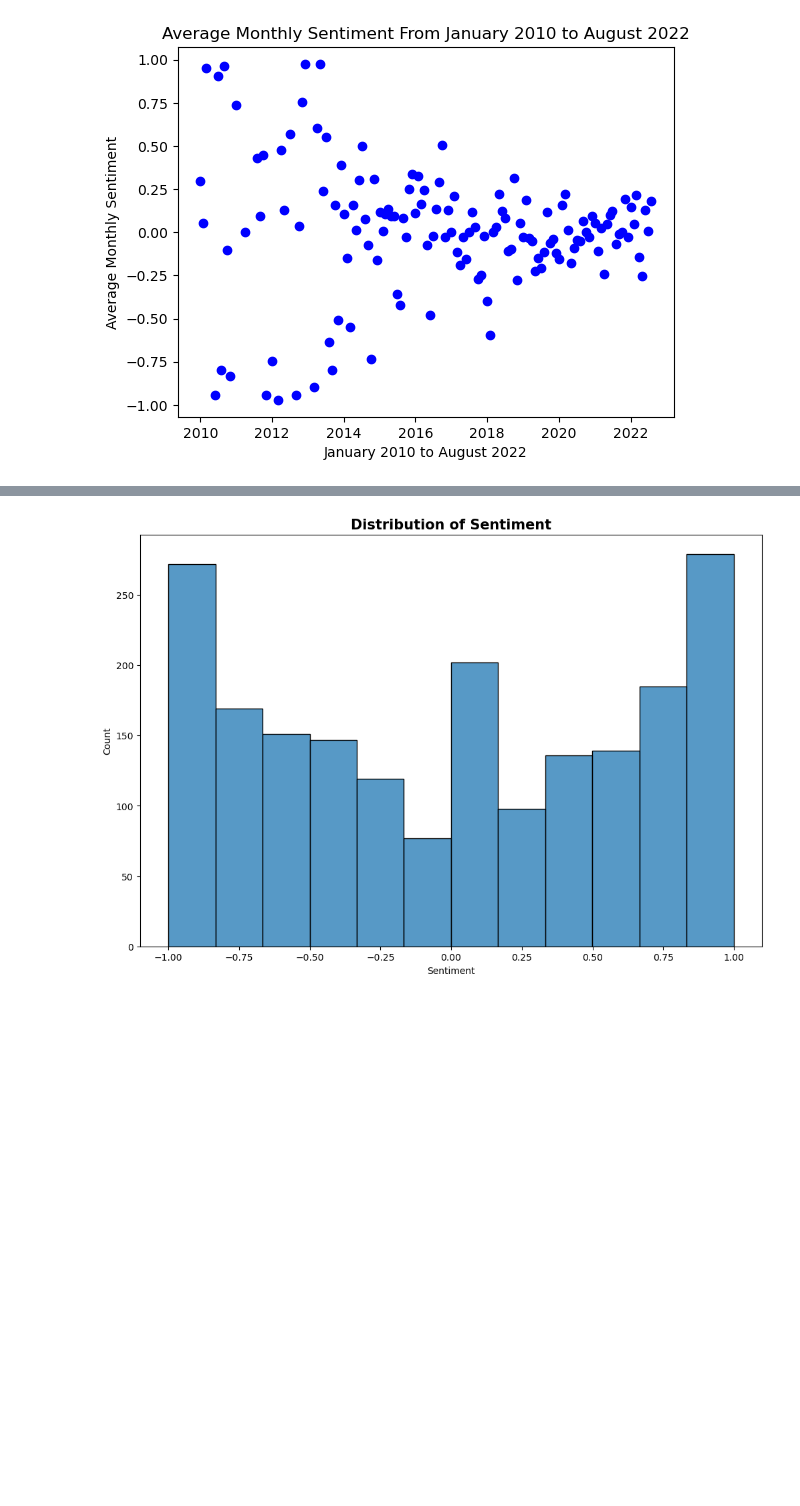
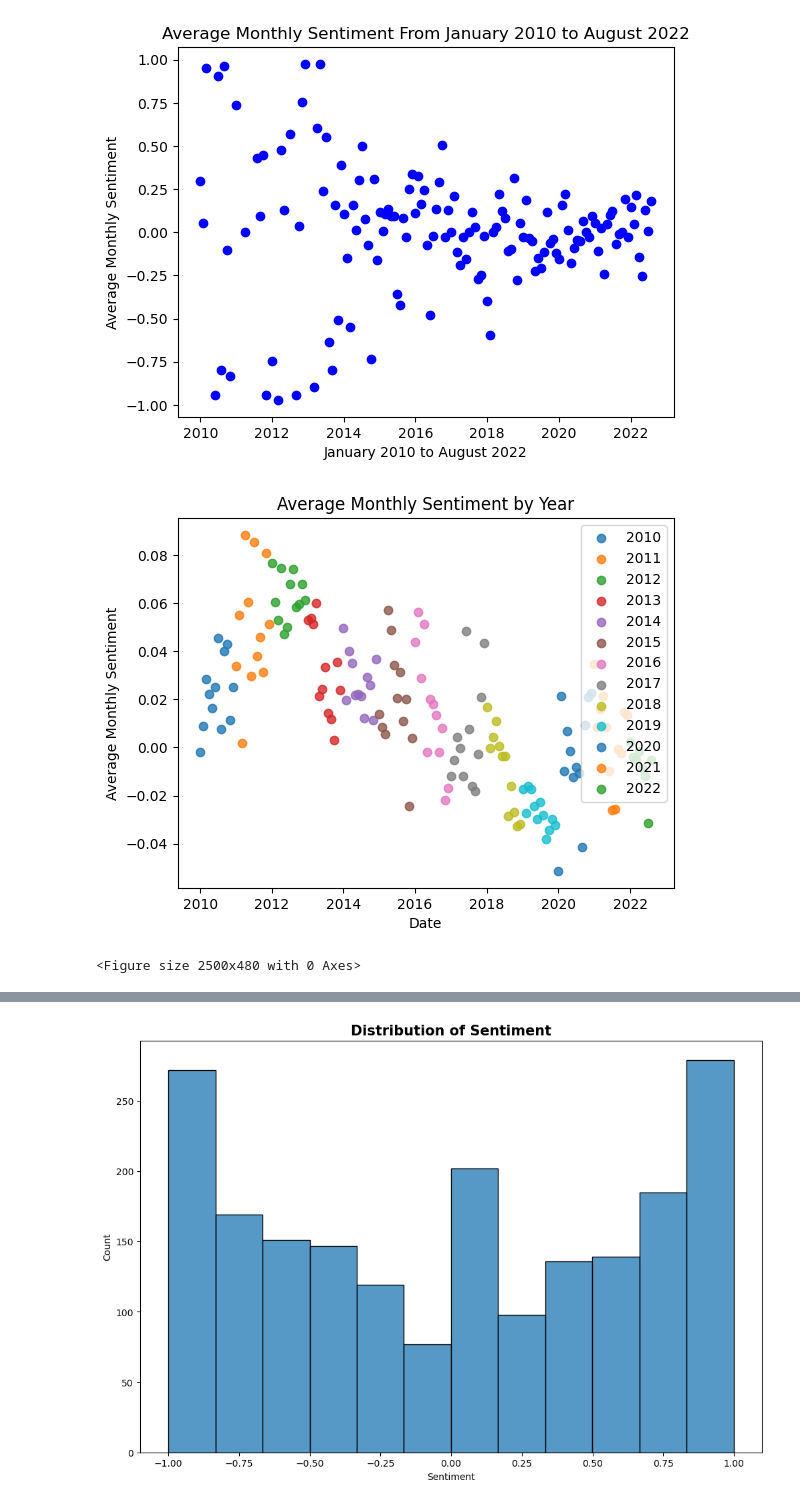
Before and after one commit to tobiaswtzl/dlss-project24, a Jupyter notebook: code/descriptives.ipynb, the cells around one changed output, grey strips where cells are left out. Cells and saved outputs as stored; diff of their text form; code cells hidden in the pictures; blank space fills up the shorter version.

```diff
--- a/code/descriptives.ipynb
+++ b/code/descriptives.ipynb
@@ -70,8 +71,8 @@ data = StringIO(response.text)
 posts = pd.read_csv(data)
 # %%
 #Hab den Code auf die samples angepasst
-#posts = pd.read_csv("/Users/fabianmahner/submissions-fabioconsiglio/Project/data/archive/the-reddit-climate-change-dataset-posts.csv")
-#comments = pd.read_csv("/Users/fabianmahner/submissions-fabioconsiglio/Project/data/archive/the-reddit-climate-change-dataset-comments.csv")
+posts = pd.read_csv("/Users/fabianmahner/submissions-fabioconsiglio/Project/data/archive/the-reddit-climate-change-dataset-posts.csv")
+comments = pd.read_csv("/Users/fabianmahner/submissions-fabioconsiglio/Project/data/archive/the-reddit-climate-change-dataset-comments.csv")
 # %%
 # Convert the data into a readable format
 posts["created_utc"] = pd.to_datetime(posts["created_utc"], unit="s")
@@ -165,3 +166,34 @@ plt.show()
 # Aggregate on a semi-annual or annual level
 # %% [output]
 [figure]
+# %%
+# Calculate average monthly sentiment for each year
+avgMonthlySentimentSeries = comments.groupby([comments["created_utc"].dt.year, pd.PeriodIndex(comments["created_utc"], freq="M")])["sentiment"].mean()
+
+# Plot the data for each year
+for year, data in avgMonthlySentimentSeries.groupby(level=0):
+    # Extract the second level (PeriodIndex) and convert it to timestamp
+    months = data.index.get_level_values(1).to_timestamp()
+
+    plt.scatter(months, data, label=year, alpha=0.8 )
+
+
+# Set the title
+plt.title("Average Monthly Sentiment by Year")
+
+# Label the x-axis
+plt.xlabel("Date")
+
+# Label the y-axis
+plt.ylabel("Average Monthly Sentiment")
+
+# Add a legend
+plt.legend()
+plt.figure().set_figwidth(25)
+
+
+# Show the plot
+plt.show()
+# %% [output]
+[figure, added]
+<Figure size 2500x480 with 0 Axes>
```
Also changed, not shown: parts of 2 cells of this notebook, 1 other file.
